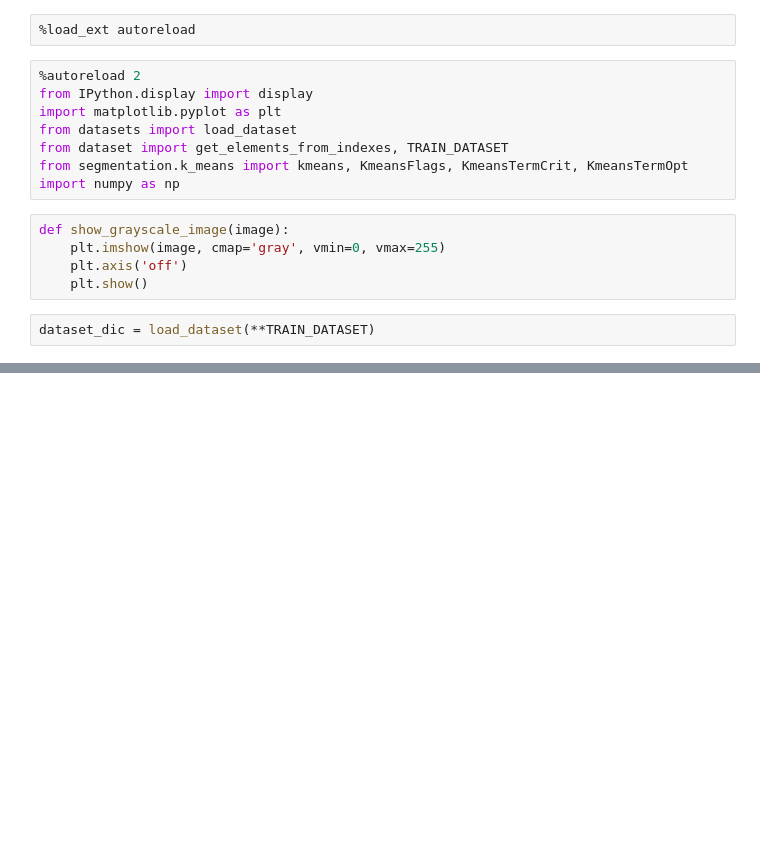
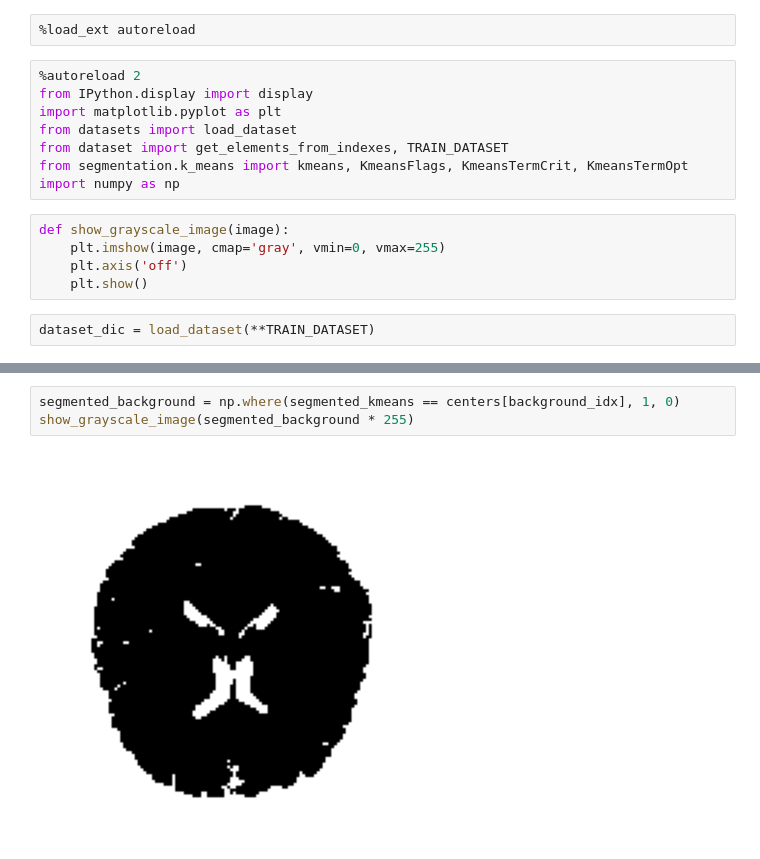
Before and after one commit to josulas/Biomedical-Image-Processing-Final-Assignment, a Jupyter notebook: tests.ipynb, the cells around one changed output, grey strips where cells are left out. Drawn from its saved outputs; the diff is of its cells as text; blank space fills up the shorter version.

```diff
--- a/tests.ipynb
+++ b/tests.ipynb
@@ -45,0 +47,5 @@ show_grayscale_image(segmented_grey_matter * 255)
+# %%
+segmented_background = np.where(segmented_kmeans == centers[background_idx], 1, 0)
+show_grayscale_image(segmented_background * 255)
+# %% [output]
+[figure, added]
```
Also changed, not shown: parts of 6 cells of this notebook, 1 other file.
